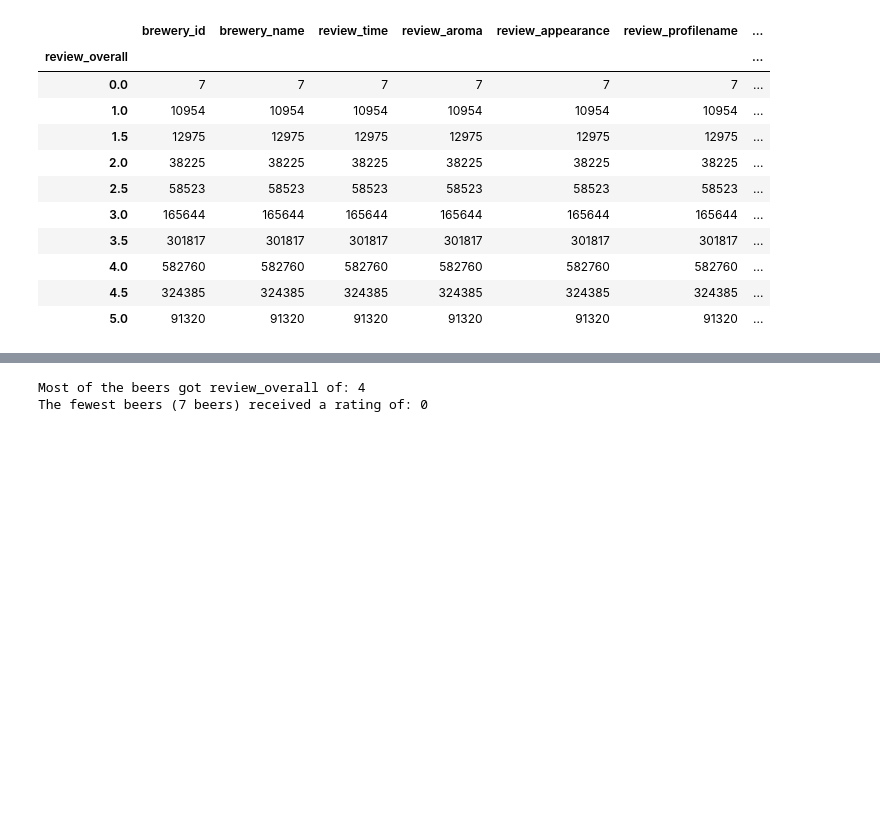
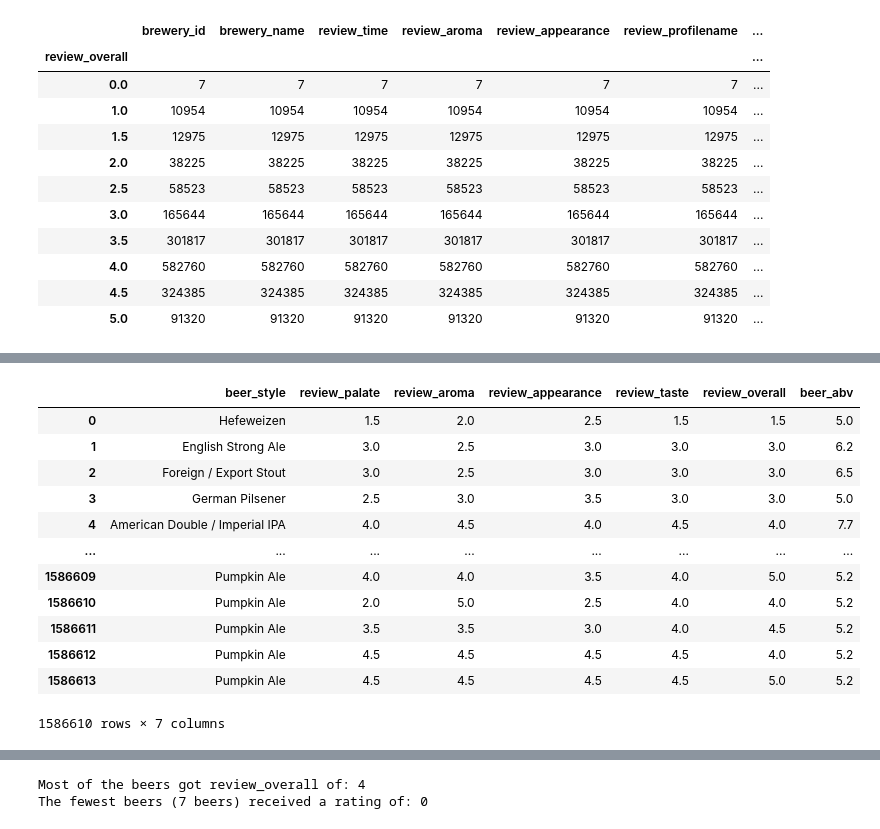
Before and after one commit to yuvalTrip/FinalProject, a Jupyter notebook: Final Project-N.N.3-Regression.ipynb, the cells around one changed output, grey strips where cells are left out. Saved outputs shown, nothing was run; the diff lists cells and outputs as text; code cells hidden in the pictures; blank space fills up the shorter version.

```diff
--- a/Final Project-N.N.3-Regression.ipynb
+++ b/Final Project-N.N.3-Regression.ipynb
@@ -463,0 +468,18 @@ plt.show()
+# %%
+#we will slice from the original df and take all indexes, but only specific columns
+beer_featu = BeerReviews.loc[:,['beer_style','review_palate','review_aroma','review_appearance','review_taste','review_overall','beer_abv']]
+beer_featu
+# %% [output]
+|  | beer_style | review_palate | review_aroma | review_appearance | review_taste | review_overall | beer_abv |
+| 0 | Hefeweizen | 1.5 | 2.0 | 2.5 | 1.5 | 1.5 | 5.0 |
+| 1 | English Strong Ale | 3.0 | 2.5 | 3.0 | 3.0 | 3.0 | 6.2 |
+| 2 | Foreign / Export Stout | 3.0 | 2.5 | 3.0 | 3.0 | 3.0 | 6.5 |
+| 3 | German Pilsener | 2.5 | 3.0 | 3.5 | 3.0 | 3.0 | 5.0 |
+| 4 | American Double / Imperial IPA | 4.0 | 4.5 | 4.0 | 4.5 | 4.0 | 7.7 |
+| ... | ... | ... | ... | ... | ... | ... | ... |
+| 1586609 | Pumpkin Ale | 4.0 | 4.0 | 3.5 | 4.0 | 5.0 | 5.2 |
+| 1586610 | Pumpkin Ale | 2.0 | 5.0 | 2.5 | 4.0 | 4.0 | 5.2 |
+| 1586611 | Pumpkin Ale | 3.5 | 3.5 | 3.0 | 4.0 | 4.5 | 5.2 |
+| 1586612 | Pumpkin Ale | 4.5 | 4.5 | 4.5 | 4.5 | 4.0 | 5.2 |
+| 1586613 | Pumpkin Ale | 4.5 | 4.5 | 4.5 | 4.5 | 5.0 | 5.2 |
+1586610 rows × 7 columns
```
Also changed, not shown: parts of 93 cells of this notebook.
